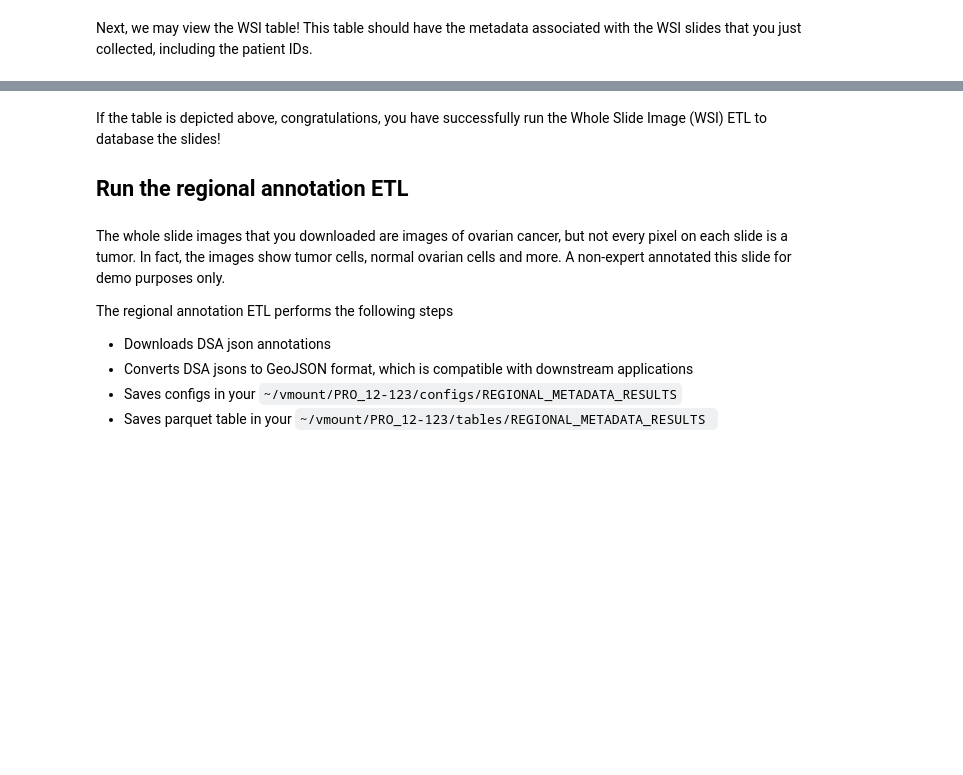
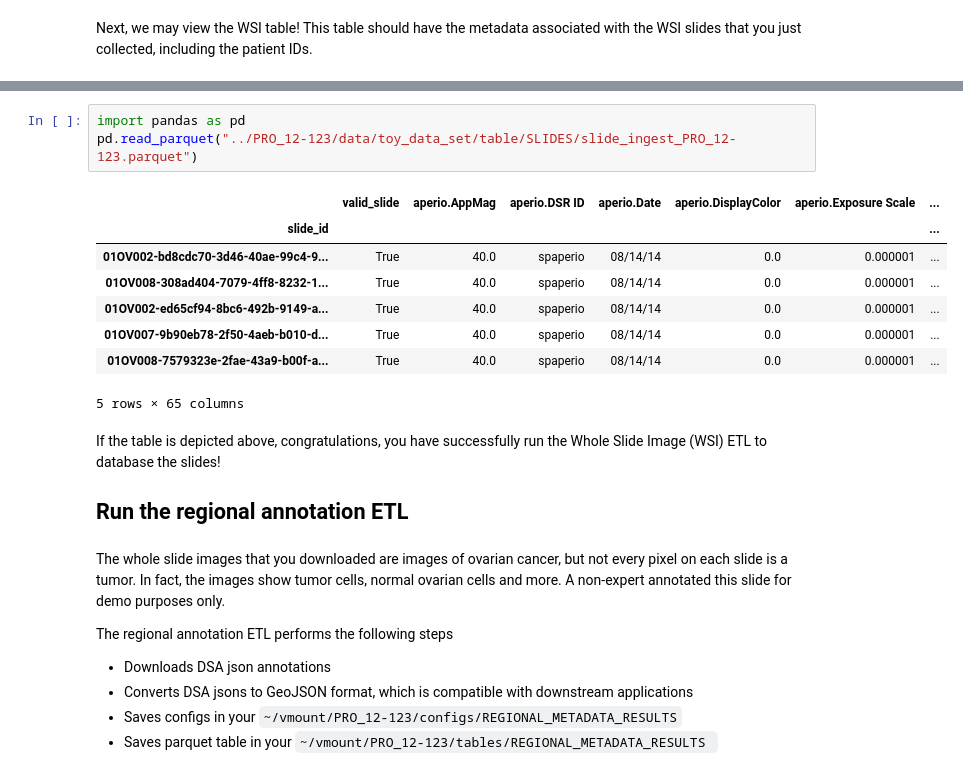
Before and after one commit to msk-mind/luna, a Jupyter notebook: docker/luna_tutorial/vmount/notebooks/1_dataset-prep.ipynb, the cells around one changed output, grey strips where cells are left out. Saved outputs shown, nothing was run; the diff lists cells and outputs as text; blank space fills up the shorter version.

```diff
--- a/docker/luna_tutorial/vmount/notebooks/1_dataset-prep.ipynb
+++ b/docker/luna_tutorial/vmount/notebooks/1_dataset-prep.ipynb
@@ -253,3 +174,15 @@ wsi_table
+# %%
+import pandas as pd
+pd.read_parquet("../PRO_12-123/data/toy_data_set/table/SLIDES/slide_ingest_PRO_12-123.parquet")
+# %% [output]
+|  | valid_slide | aperio.AppMag | aperio.DSR ID | aperio.Date | aperio.DisplayColor | aperio.Exposure Scale | ... |
+| slide_id |  |  |  |  |  |  | ... |
+| 01OV002-bd8cdc70-3d46-40ae-99c4-9... | True | 40.0 | spaperio | 08/14/14 | 0.0 | 0.000001 | ... |
+| 01OV008-308ad404-7079-4ff8-8232-1... | True | 40.0 | spaperio | 08/14/14 | 0.0 | 0.000001 | ... |
+| 01OV002-ed65cf94-8bc6-492b-9149-a... | True | 40.0 | spaperio | 08/14/14 | 0.0 | 0.000001 | ... |
+| 01OV007-9b90eb78-2f50-4aeb-b010-d... | True | 40.0 | spaperio | 08/14/14 | 0.0 | 0.000001 | ... |
+| 01OV008-7579323e-2fae-43a9-b00f-a... | True | 40.0 | spaperio | 08/14/14 | 0.0 | 0.000001 | ... |
+5 rows × 65 columns
 # %% [markdown]
 If the table is depicted above, congratulations, you  have successfully run the Whole Slide Image (WSI) ETL to database the slides!
 
```
Also changed, not shown: parts of 15 cells of this notebook, 1 other file.
